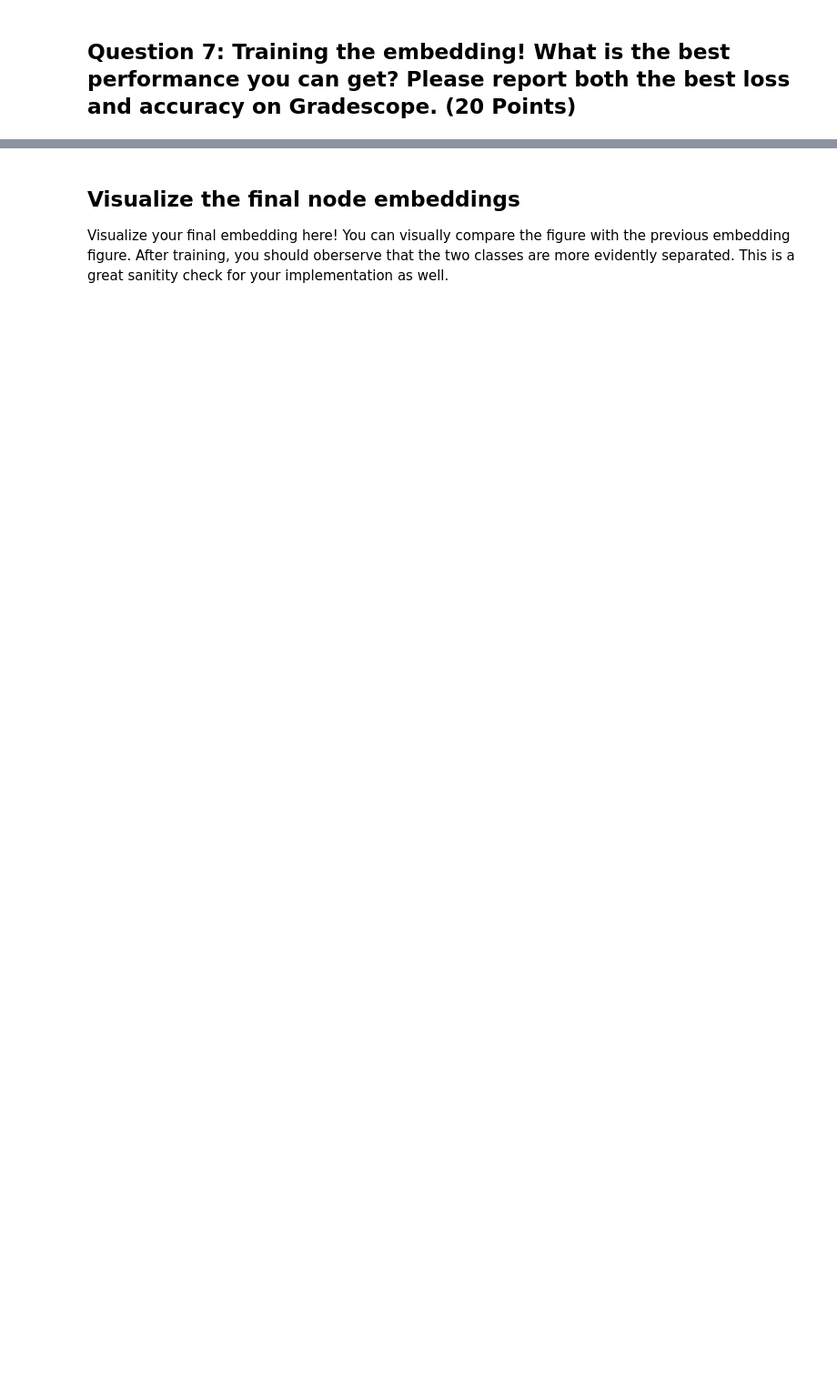
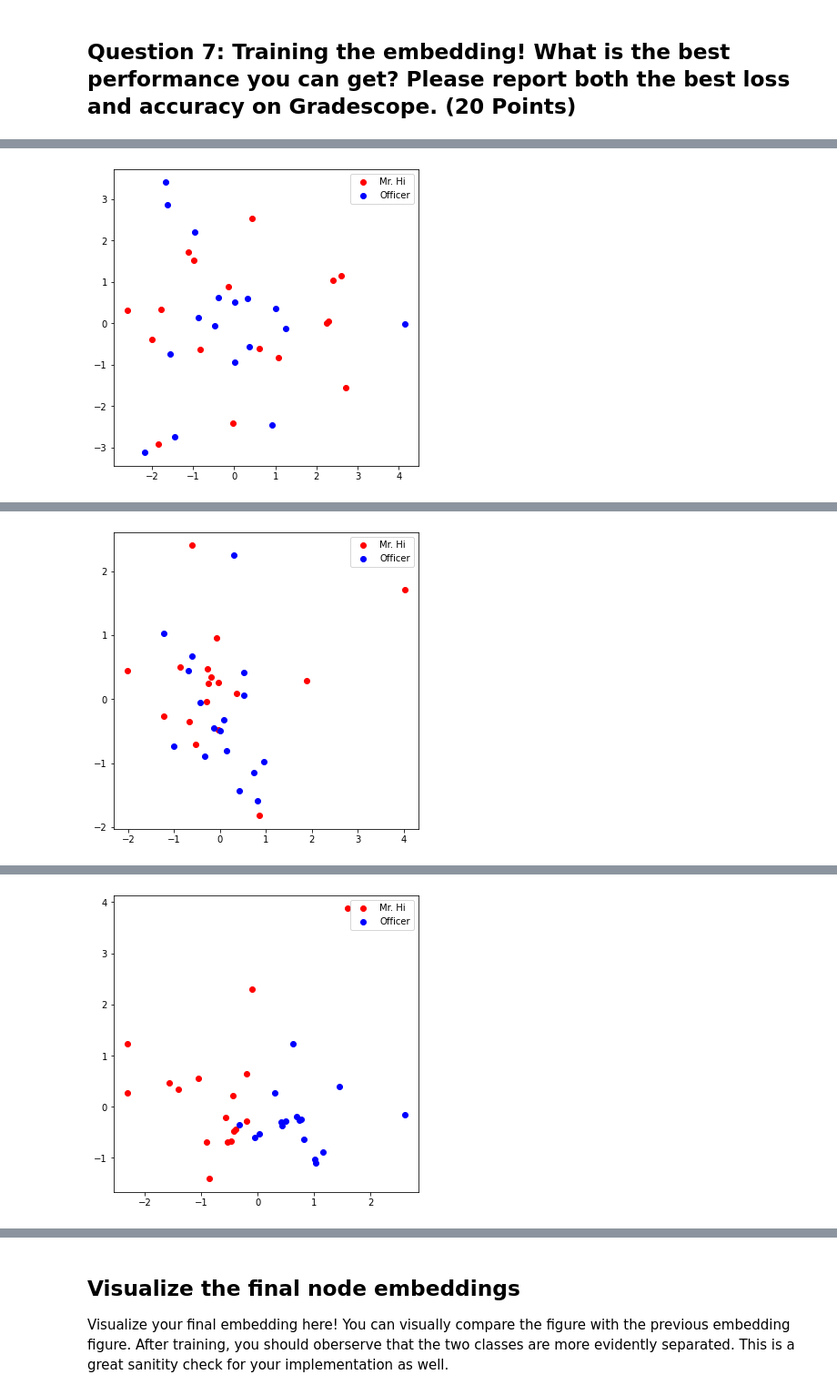
Before and after one commit to 2359181042/GNN_cs224w, a Jupyter notebook: CS224W_Colab_1.ipynb, the cells around one changed output, grey strips where cells are left out. Shown: that part at 91% size. Saved outputs shown, nothing was run; the diff lists cells and outputs as text; code cells hidden in the pictures; blank space fills up the shorter version.

```diff
--- a/CS224W_Colab_1.ipynb
+++ b/CS224W_Colab_1.ipynb
@@ -372,7 +392,7 @@ def create_node_emb(num_node=34, embedding_dim=16):
   # layer should be initialized under uniform distribution.
 
   emb = None
-
+  emb = torch.nn.Embedding(num_embeddings=num_node,embedding_dim=embedding_dim)
   ############# Your code here ############
 
   #########################################
@@ -420,2 +453,21 @@ visualize_emb(emb)
 # %% [markdown]
 ## Question 7: Training the embedding! What is the best performance you can get? Please report both the best loss and accuracy on Gradescope. (20 Points)
+# %%
+def accuracy(pred, label):
+  # TODO: Implement the accuracy function. This function takes the
+  # pred tensor (the resulting tensor after sigmoid) and the label
+  # tensor (torch.LongTensor). Predicted value greater than 0.5 will
+  # be classified as label 1. Else it will be classified as label 0.
+  # The returned accuracy should be rounded to 4 decimal places.
+  # For example, accuracy 0.82956 will be rounded to 0.8296.
+
+  accu = 0.0
+
+  ############# Your code here ############
+  pred_label = pred.ge(0.5)
+  accu = torch.sum(pred_label == label)/ label.shape[0]
+  print(accu)
+  accu = accu.item()
+  #########################################
+
+  return accu
@@ -433,7 +492,9 @@ def accuracy(pred, label):
   accu = 0.0
 
   ############# Your code here ############
-
+  pred_label = pred.ge(0.5)
+  accu = torch.sum(pred_label == label)/ label.shape[0]
+  accu = accu.item()
   #########################################
 
   return accu
@@ -444,33 +505,48 @@ def train(emb, loss_fn, sigmoid, train_label, train_edge):
   # (1) Get the embeddings of the nodes in train_edge
   # (2) Dot product the embeddings between each node pair
   # (3) Feed the dot product result into sigmoid
-  # (4) Feed the sigmoid output into the loss_fn
+  # (4) Feed the sigmoid outputdd into the loss_fn
   # (5) Print both loss and accuracy of each epoch
   # (as a sanity check, the loss should decrease during training)
+
 
   epochs = 500
   learning_rate = 0.1
 
   optimizer = SGD(emb.parameters(), lr=learning_rate, momentum=0.9)
 
   for i in range(epochs):
+    optimizer.zero_grad()
+    product = torch.sum(torch.mul(emb(train_edge[0]),emb(train_edge[1])),axis=1)
+    pred = torch.sigmoid(product)
+    loss = loss_fn(pred,train_label)
 
+    loss.backward()
+    optimizer.step()
+
+    with torch.no_grad():
+      accu = accuracy(pred,train_label)
+      if i %100 == 0:
+        visualize_emb(emb)
+      print('loss: {},accuracy:{}'.format(loss.item(),accu))
     ############# Your code here ############
 
     #########################################
 
 loss_fn = nn.BCELoss()
 sigmoid = nn.Sigmoid()
 
 # Generate the positive and negative labels
 pos_label = torch.ones(pos_edge_index.shape[1], )
 neg_label = torch.zeros(neg_edge_index.shape[1], )
 
 # Concat positive and negative labels into one tensor
 train_label = torch.cat([pos_label, neg_label], dim=0)
 
 # Concat positive and negative edges into one tensor
 # Since the network is very small, we do not split the edges into val/test sets
 train_edge = torch.cat([pos_edge_index, neg_edge_index], dim=1)
 
 train(emb, loss_fn, sigmoid, train_label, train_edge)
+# %% [output]
+[figure, added]
@@ -476,0 +570 @@ train(emb, loss_fn, sigmoid, train_label, train_edge)
+[figure, added]
@@ -476,0 +588 @@ train(emb, loss_fn, sigmoid, train_label, train_edge)
+[figure, added]
```
Also changed, not shown: parts of 20 cells of this notebook.
